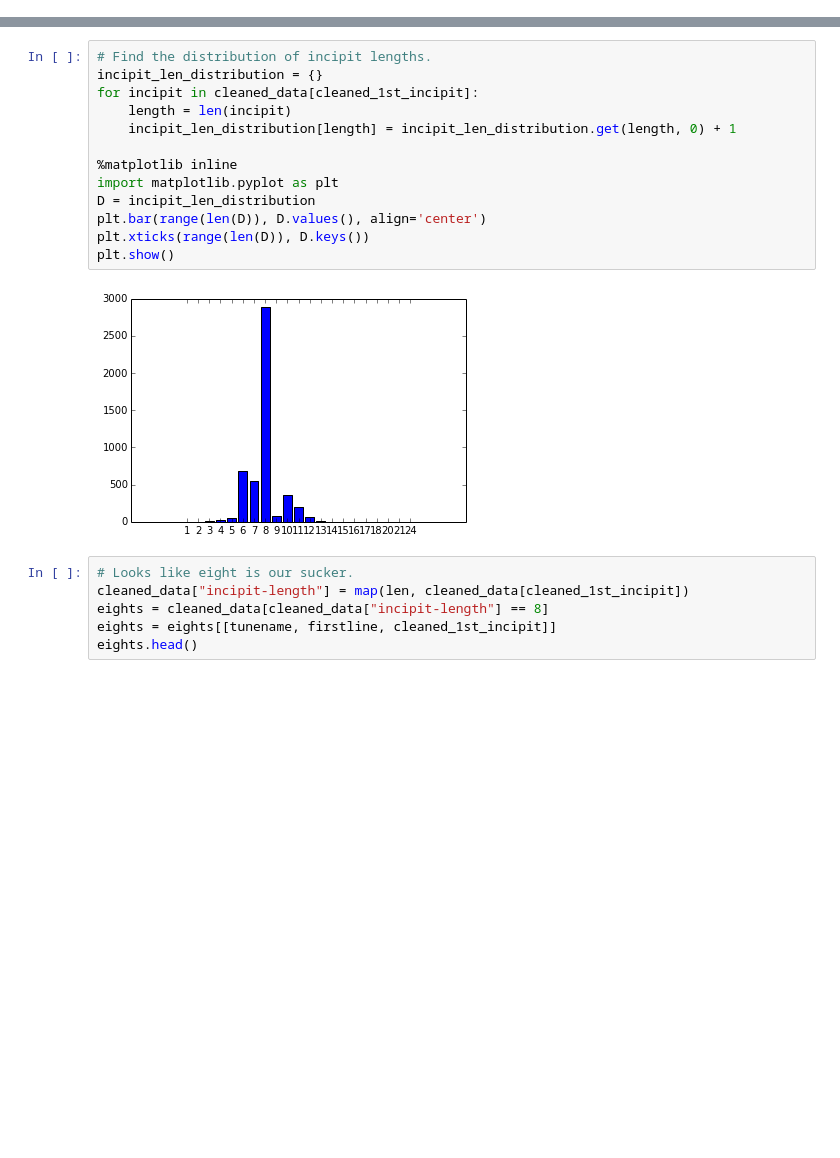
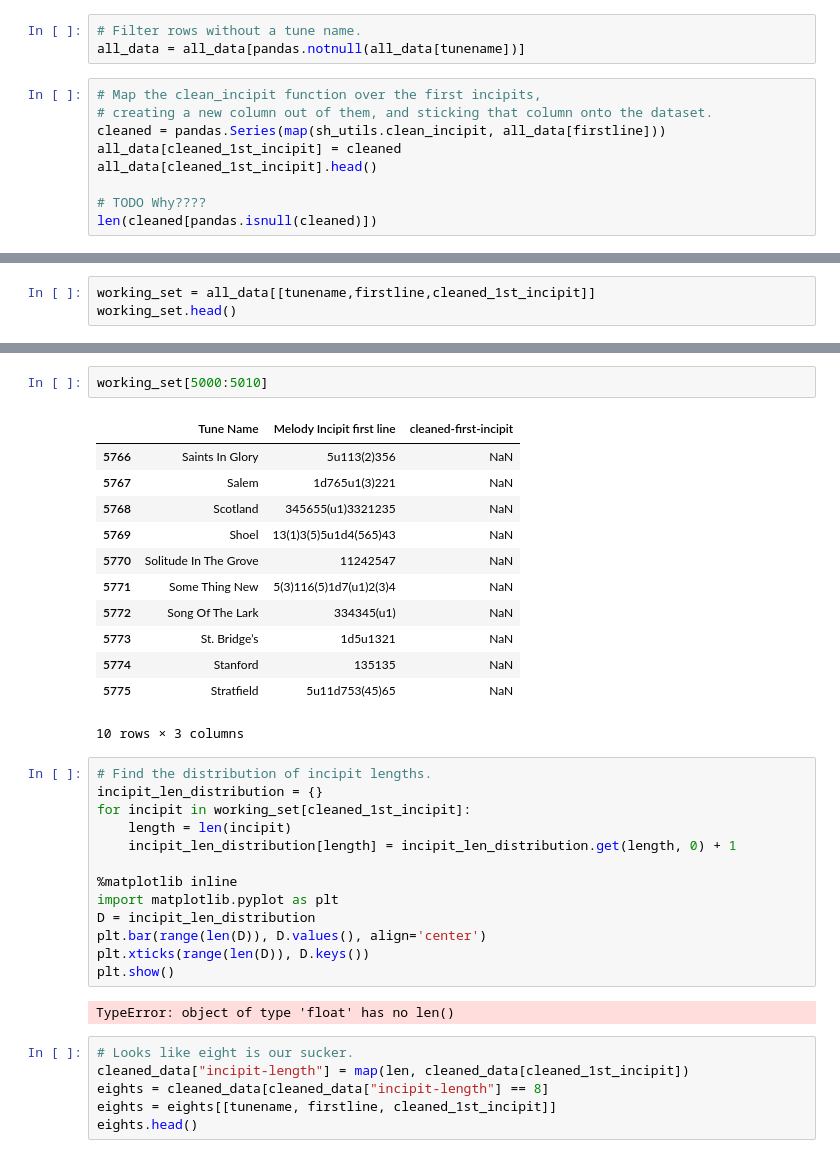
Before and after one commit to gideonite/sh-tunes, a Jupyter notebook: oh-tunes.ipynb, the cells around one changed output, grey strips where cells are left out. Saved outputs shown, nothing was run; the diff lists cells and outputs as text; blank space fills up the shorter version.

```diff
--- a/oh-tunes.ipynb
+++ b/oh-tunes.ipynb
@@ -90,0 +42,12 @@ bad_row_nums
+# %%
+# Filter rows without a tune name.
+all_data = all_data[pandas.notnull(all_data[tunename])]
+# %%
+# Map the clean_incipit function over the first incipits,
+# creating a new column out of them, and sticking that column onto the dataset.
+cleaned = pandas.Series(map(sh_utils.clean_incipit, all_data[firstline]))
+all_data[cleaned_1st_incipit] = cleaned
+all_data[cleaned_1st_incipit].head()
+
+# TODO Why????
+len(cleaned[pandas.isnull(cleaned)])
@@ -90,0 +56,3 @@ bad_row_nums
+# %%
+working_set = all_data[[tunename,firstline,cleaned_1st_incipit]]
+working_set.head()
@@ -91,7 +67,22 @@ bad_row_nums
+# %%
+working_set[5000:5010]
+# %% [output]
+|  | Tune Name | Melody Incipit first line | cleaned-first-incipit |
+| 5766 | Saints In Glory | 5u113(2)356 | NaN |
+| 5767 | Salem | 1d765u1(3)221 | NaN |
+| 5768 | Scotland | 345655(u1)3321235 | NaN |
+| 5769 | Shoel | 13(1)3(5)5u1d4(565)43 | NaN |
+| 5770 | Solitude In The Grove | 11242547 | NaN |
+| 5771 | Some Thing New | 5(3)116(5)1d7(u1)2(3)4 | NaN |
+| 5772 | Song Of The Lark | 334345(u1) | NaN |
+| 5773 | St. Bridge’s | 1d5u1321 | NaN |
+| 5774 | Stanford | 135135 | NaN |
+| 5775 | Stratfield | 5u11d753(45)65 | NaN |
+10 rows × 3 columns
 # %%
 # Find the distribution of incipit lengths.
 incipit_len_distribution = {}
-for incipit in cleaned_data[cleaned_1st_incipit]:
+for incipit in working_set[cleaned_1st_incipit]:
     length = len(incipit)
     incipit_len_distribution[length] = incipit_len_distribution.get(length, 0) + 1
 
@@ -102,7 +93,7 @@ plt.bar(range(len(D)), D.values(), align='center')
 plt.xticks(range(len(D)), D.keys())
 plt.show()
 # %% [output]
-[figure, removed]
+TypeError: object of type 'float' has no len()
 # %%
 # Looks like eight is our sucker.
 cleaned_data["incipit-length"] = map(len, cleaned_data[cleaned_1st_incipit])
```
Also changed, not shown: parts of 11 cells of this notebook, 1 other file.
